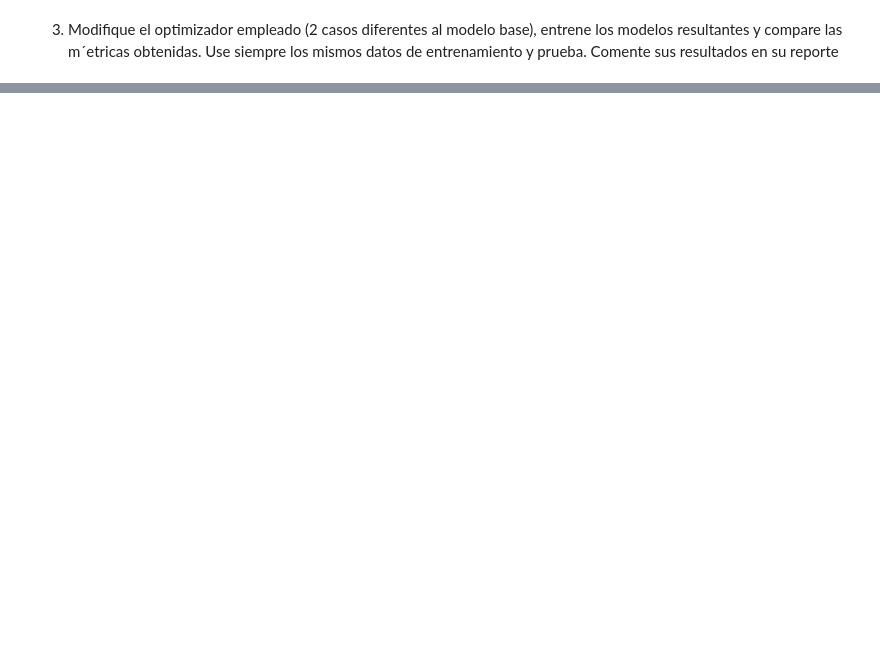
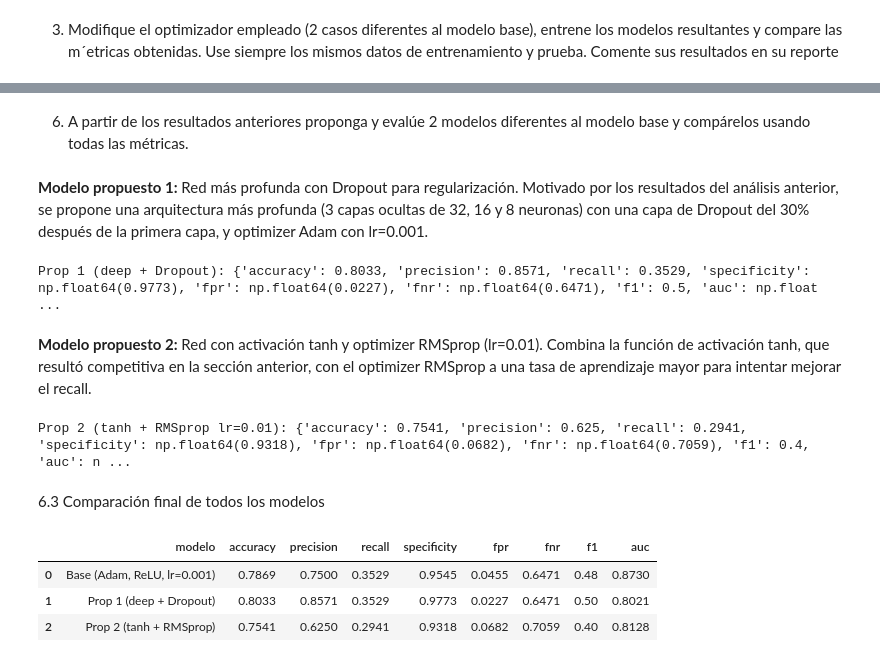
Before and after one commit to danielbenavides-git/Analitica-Computacional-para-la-toma-de-Decisiones-IIND-202610, a Jupyter notebook: Talleres/Taller 6/taller_6_juanita_daniel.ipynb, the cells around one changed output, grey strips where cells are left out. Drawn from its saved outputs; the diff is of its cells as text; code cells hidden in the pictures; blank space fills up the shorter version.

```diff
--- a/Talleres/Taller 6/taller_6_juanita_daniel.ipynb
+++ b/Talleres/Taller 6/taller_6_juanita_daniel.ipynb
@@ -419,0 +626,66 @@ datos de entrenamiento y prueba. Comente sus resultados en su reporte
+# %% [markdown]
+6. A partir de los resultados anteriores proponga y evalúe 2 modelos diferentes
+al modelo base y compárelos usando todas las métricas.
+# %% [markdown]
+**Modelo propuesto 1:** Red más profunda con Dropout para regularización.
+Motivado por los resultados del análisis anterior, se propone una arquitectura más profunda
+(3 capas ocultas de 32, 16 y 8 neuronas) con una capa de Dropout del 30% después de la primera capa,
+y optimizer Adam con lr=0.001.
+# %%
+tf.random.set_seed(42)
+model_prop1 = tf.keras.Sequential([
+    tf.keras.layers.Dense(32, activation='relu', input_shape=(n_feat,)),
+    tf.keras.layers.Dropout(0.3),
+    tf.keras.layers.Dense(16, activation='relu'),
+    tf.keras.layers.Dense(8,  activation='relu'),
+    tf.keras.layers.Dense(1,  activation='sigmoid')
+])
+model_prop1.compile(
+    optimizer=tf.keras.optimizers.Adam(learning_rate=0.001),
+    loss='binary_crossentropy',
+    metrics=['accuracy']
+)
+res_prop1 = evaluar_heart(model_prop1)
+print('Prop 1 (deep + Dropout):', res_prop1)
+# %% [output]
+Prop 1 (deep + Dropout): {'accuracy': 0.8033, 'precision': 0.8571, 'recall': 0.3529, 'specificity': np.float64(0.9773), 'fpr': np.float64(0.0227), 'fnr': np.float64(0.6471), 'f1': 0.5, 'auc': np.float ...
+# %% [markdown]
+**Modelo propuesto 2:** Red con activación tanh y optimizer RMSprop (lr=0.01).
+Combina la función de activación tanh, que resultó competitiva en la sección anterior,
+con el optimizer RMSprop a una tasa de aprendizaje mayor para intentar mejorar el recall.
+# %%
+tf.random.set_seed(42)
+model_prop2 = tf.keras.Sequential([
+    tf.keras.layers.Dense(20, activation='tanh', input_shape=(n_feat,)),
+    tf.keras.layers.Dense(10, activation='tanh'),
+    tf.keras.layers.Dense(5,  activation='tanh'),
+    tf.keras.layers.Dense(1,  activation='sigmoid')
+])
+model_prop2.compile(
+    optimizer=tf.keras.optimizers.RMSprop(learning_rate=0.01),
+    loss='binary_crossentropy',
+    metrics=['accuracy']
+)
+res_prop2 = evaluar_heart(model_prop2)
+print('Prop 2 (tanh + RMSprop lr=0.01):', res_prop2)
+# %% [output]
+Prop 2 (tanh + RMSprop lr=0.01): {'accuracy': 0.7541, 'precision': 0.625, 'recall': 0.2941, 'specificity': np.float64(0.9318), 'fpr': np.float64(0.0682), 'fnr': np.float64(0.7059), 'f1': 0.4, 'auc': n ...
+# %% [markdown]
+6.3 Comparación final de todos los modelos
+# %%
+res_base_final = {
+    'accuracy': 0.7869, 'precision': 0.75, 'recall': 0.3529,
+    'specificity': 0.9545, 'fpr': 0.0455, 'fnr': 0.6471, 'f1': 0.48, 'auc': 0.873
+}
+
+tabla_final = pd.DataFrame([
+    {'modelo': 'Base (Adam, ReLU, lr=0.001)', **res_base_final},
+    {'modelo': 'Prop 1 (deep + Dropout)',      **res_prop1},
+    {'modelo': 'Prop 2 (tanh + RMSprop)',      **res_prop2},
+])
+tabla_final
+# %% [output]
+|  | modelo | accuracy | precision | recall | specificity | fpr | fnr | f1 | auc |
+| 0 | Base (Adam, ReLU, lr=0.001) | 0.7869 | 0.7500 | 0.3529 | 0.9545 | 0.0455 | 0.6471 | 0.48 | 0.8730 |
+| 1 | Prop 1 (deep + Dropout) | 0.8033 | 0.8571 | 0.3529 | 0.9773 | 0.0227 | 0.6471 | 0.50 | 0.8021 |
+| 2 | Prop 2 (tanh + RMSprop) | 0.7541 | 0.6250 | 0.2941 | 0.9318 | 0.0682 | 0.7059 | 0.40 | 0.8128 |
```
Also changed, not shown: parts of 37 cells of this notebook.
